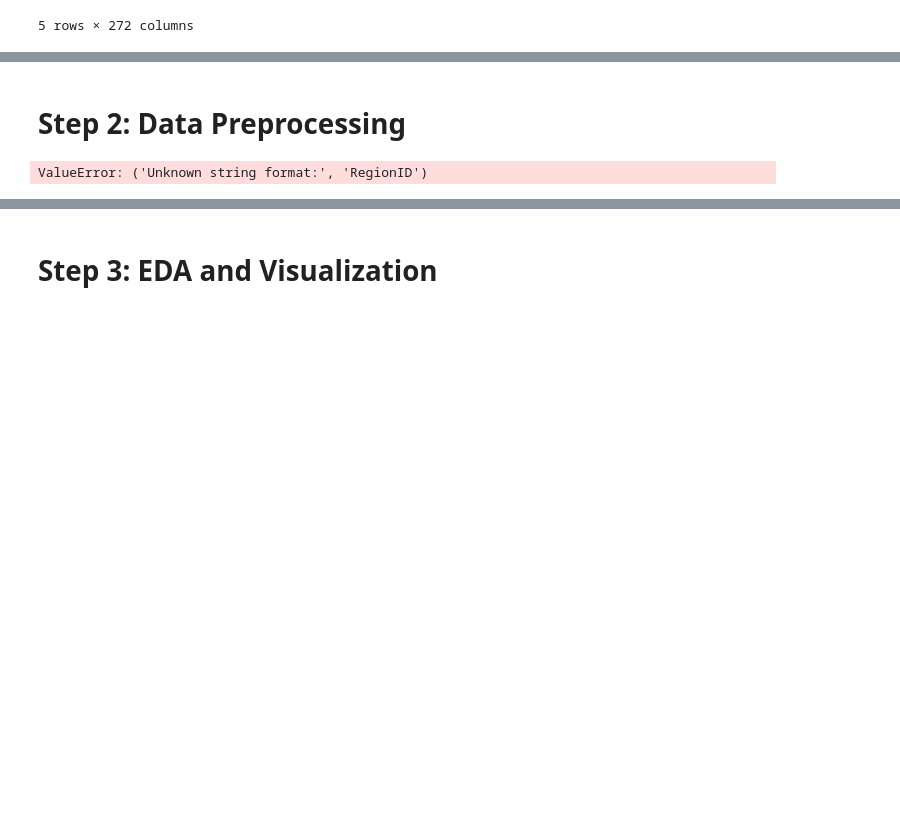
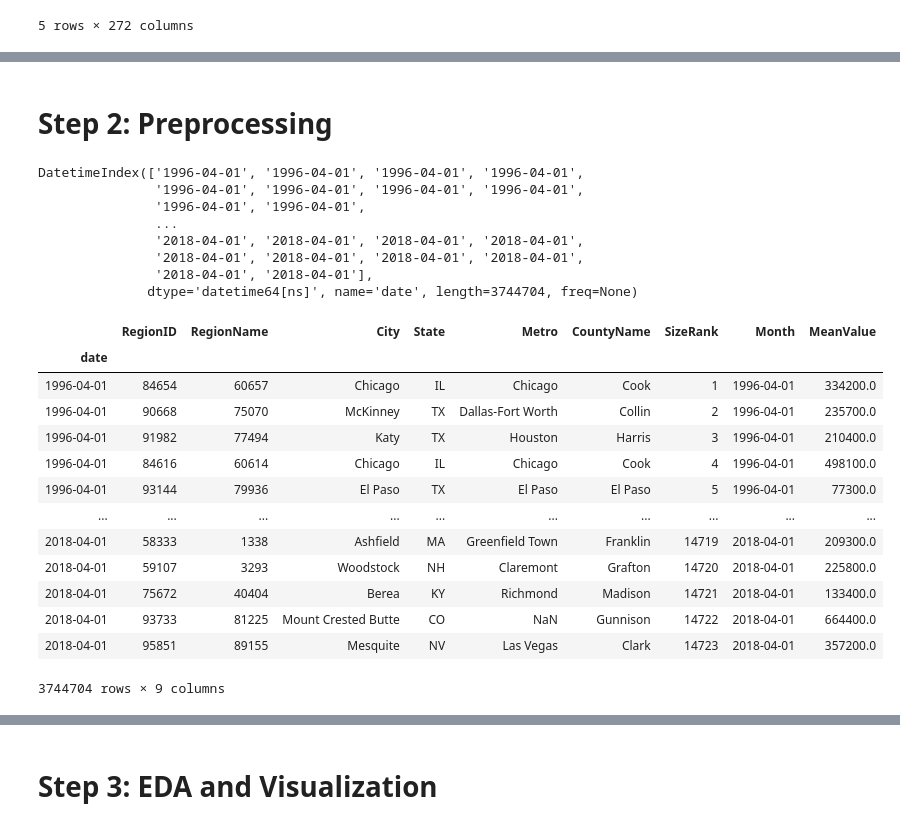
Before and after one commit to jirvingphd/dsc-mod-4-project-online-ds-ft-100719, a Jupyter notebook: mod_4_starter_notebook.ipynb, the cells around one changed output, grey strips where cells are left out. Saved outputs shown, nothing was run; the diff lists cells and outputs as text; code cells hidden in the pictures; blank space fills up the shorter version.

```diff
--- a/mod_4_starter_notebook.ipynb
+++ b/mod_4_starter_notebook.ipynb
@@ -90,2 +86,2 @@ display(df.shape)
 # %% [markdown]
-# Step 2: Data Preprocessing
+# Step 2: Preprocessing
@@ -101,10 +88,27 @@ def get_datetimes(df):
-# %%
-def melt_data(df):
-    melted = pd.melt(df, id_vars=['RegionName', 'City', 'State', 'Metro', 'CountyName'], var_name='time')
-    melted['time'] = pd.to_datetime(melted['time'], infer_datetime_format=True)
-    melted = melted.dropna(subset=['value'])
-    return melted.groupby('time').aggregate({'value':'mean'})
-
-melt_df = melt_data(df)
-# %% [output]
-ValueError: ('Unknown string format:', 'RegionID')
+# %%
+df = ji.melt_data(df)
+df = ji.make_dateindex(df,index_col='Month',index_name='date')
+df
+# %% [output]
+DatetimeIndex(['1996-04-01', '1996-04-01', '1996-04-01', '1996-04-01',
+               '1996-04-01', '1996-04-01', '1996-04-01', '1996-04-01',
+               '1996-04-01', '1996-04-01',
+               ...
+               '2018-04-01', '2018-04-01', '2018-04-01', '2018-04-01',
+               '2018-04-01', '2018-04-01', '2018-04-01', '2018-04-01',
+               '2018-04-01', '2018-04-01'],
+              dtype='datetime64[ns]', name='date', length=3744704, freq=None)
+|  | RegionID | RegionName | City | State | Metro | CountyName | SizeRank | Month | MeanValue |
+| date |  |  |  |  |  |  |  |  |  |
+| 1996-04-01 | 84654 | 60657 | Chicago | IL | Chicago | Cook | 1 | 1996-04-01 | 334200.0 |
+| 1996-04-01 | 90668 | 75070 | McKinney | TX | Dallas-Fort Worth | Collin | 2 | 1996-04-01 | 235700.0 |
+| 1996-04-01 | 91982 | 77494 | Katy | TX | Houston | Harris | 3 | 1996-04-01 | 210400.0 |
+| 1996-04-01 | 84616 | 60614 | Chicago | IL | Chicago | Cook | 4 | 1996-04-01 | 498100.0 |
+| 1996-04-01 | 93144 | 79936 | El Paso | TX | El Paso | El Paso | 5 | 1996-04-01 | 77300.0 |
+| ... | ... | ... | ... | ... | ... | ... | ... | ... | ... |
+| 2018-04-01 | 58333 | 1338 | Ashfield | MA | Greenfield Town | Franklin | 14719 | 2018-04-01 | 209300.0 |
+| 2018-04-01 | 59107 | 3293 | Woodstock | NH | Claremont | Grafton | 14720 | 2018-04-01 | 225800.0 |
+| 2018-04-01 | 75672 | 40404 | Berea | KY | Richmond | Madison | 14721 | 2018-04-01 | 133400.0 |
+| 2018-04-01 | 93733 | 81225 | Mount Crested Butte | CO | NaN | Gunnison | 14722 | 2018-04-01 | 664400.0 |
+| 2018-04-01 | 95851 | 89155 | Mesquite | NV | Las Vegas | Clark | 14723 | 2018-04-01 | 357200.0 |
+3744704 rows × 9 columns
```
Also changed, not shown: parts of 27 cells of this notebook, 2 other files.
